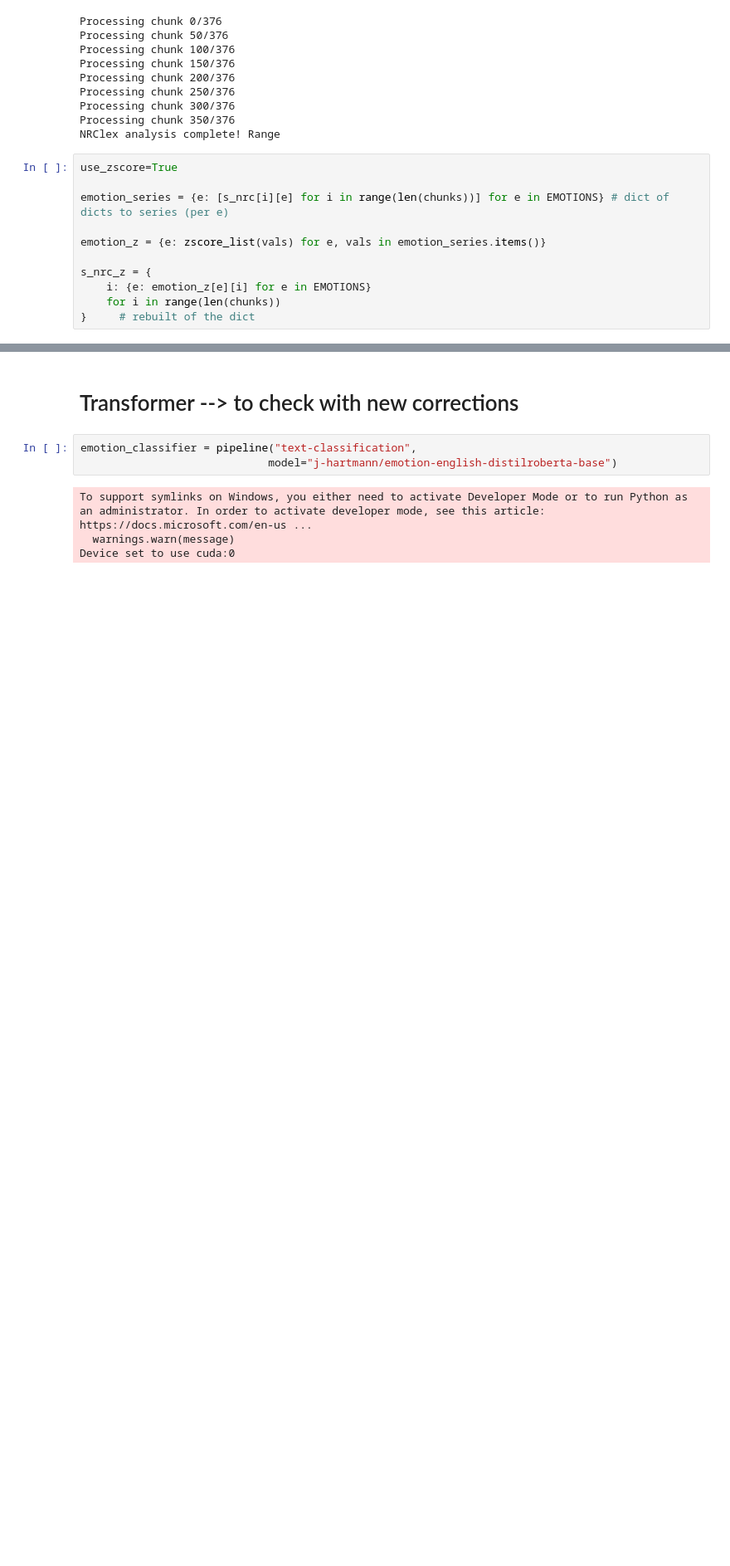
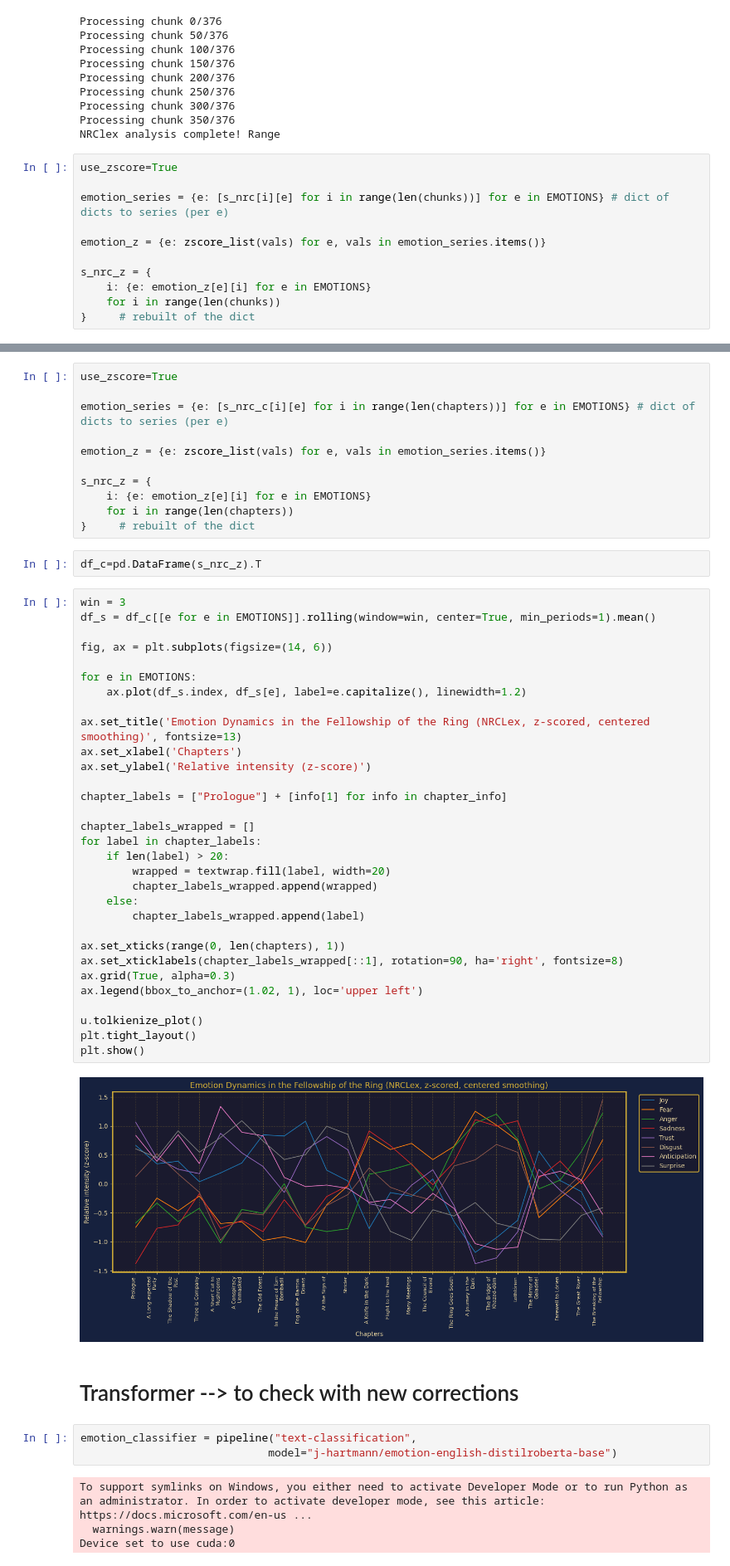
Before and after one commit to LaraN01/CAS_NLP, a Jupyter notebook: Projects/Corpus_task.ipynb, the cells around one changed output, grey strips where cells are left out. Shown at 83% size. Drawn from its saved outputs; the diff is of its cells as text; blank space fills up the shorter version.

Commit message:
vader, txtblob and NRClex complete

```diff
--- a/Projects/Corpus_task.ipynb
+++ b/Projects/Corpus_task.ipynb
@@ -856,3 +723,49 @@ plt.show()
+# %%
+use_zscore=True
+
+emotion_series = {e: [s_nrc_c[i][e] for i in range(len(chapters))] for e in EMOTIONS} # dict of dicts to series (per e)
+
+emotion_z = {e: zscore_list(vals) for e, vals in emotion_series.items()}
+
+s_nrc_z = {
+    i: {e: emotion_z[e][i] for e in EMOTIONS}
+    for i in range(len(chapters))
+}     # rebuilt of the dict
+# %%
+df_c=pd.DataFrame(s_nrc_z).T
+# %%
+win = 3
+df_s = df_c[[e for e in EMOTIONS]].rolling(window=win, center=True, min_periods=1).mean()
+
+fig, ax = plt.subplots(figsize=(14, 6))
+
+for e in EMOTIONS:
+    ax.plot(df_s.index, df_s[e], label=e.capitalize(), linewidth=1.2)
+
+ax.set_title('Emotion Dynamics in the Fellowship of the Ring (NRCLex, z-scored, centered smoothing)', fontsize=13)
+ax.set_xlabel('Chapters')
+ax.set_ylabel('Relative intensity (z-score)')
+
+chapter_labels = ["Prologue"] + [info[1] for info in chapter_info]
+
+chapter_labels_wrapped = []
+for label in chapter_labels:
+    if len(label) > 20:
+        wrapped = textwrap.fill(label, width=20)
+        chapter_labels_wrapped.append(wrapped)
+    else:
+        chapter_labels_wrapped.append(label)
+
+ax.set_xticks(range(0, len(chapters), 1))
+ax.set_xticklabels(chapter_labels_wrapped[::1], rotation=90, ha='right', fontsize=8)
+ax.grid(True, alpha=0.3)
+ax.legend(bbox_to_anchor=(1.02, 1), loc='upper left')
+
+u.tolkienize_plot()
+plt.tight_layout()
+plt.show()
+# %% [output]
+[figure, added]
 # %% [markdown]
 # Transformer --> to check with new corrections
 # %%
```
Also changed, not shown: parts of 10 cells of this notebook, 3 other files.
